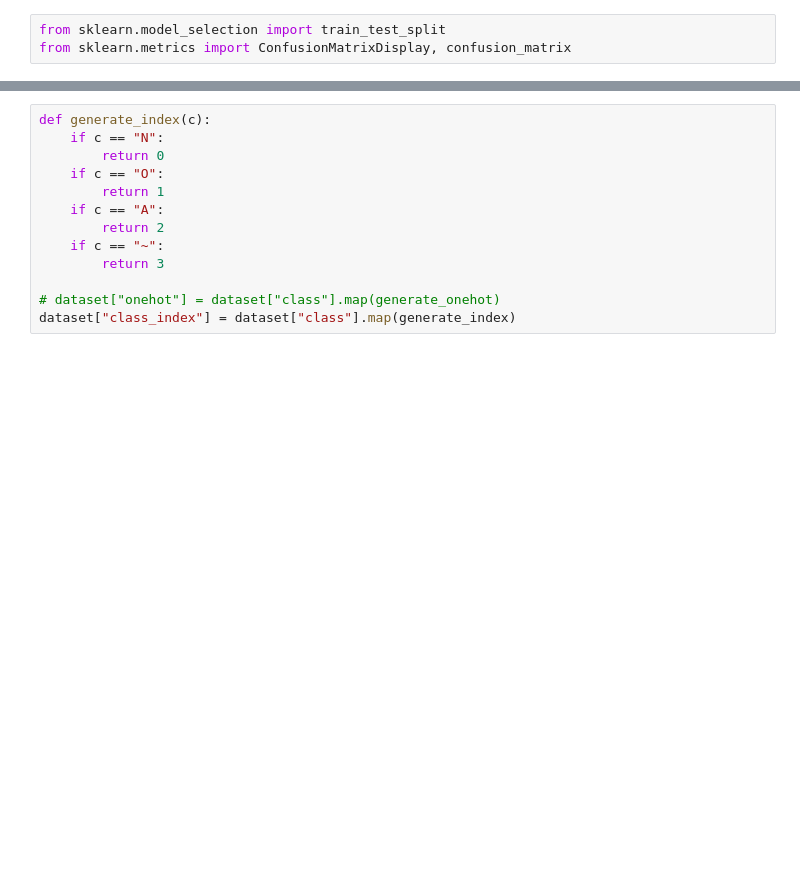
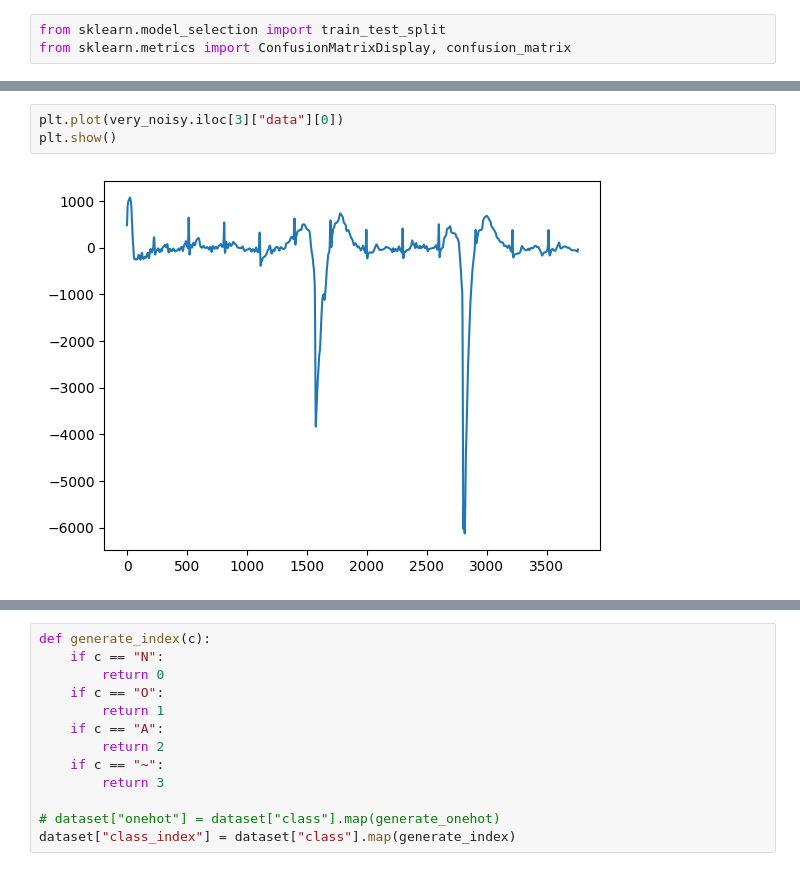
Before and after one commit to daniel347/ecg-signal-quality, a Jupyter notebook: FeatureExtraction.ipynb, the cells around one changed output, grey strips where cells are left out. Cells and saved outputs as stored; diff of their text form; blank space fills up the shorter version.

```diff
--- a/FeatureExtraction.ipynb
+++ b/FeatureExtraction.ipynb
@@ -68,0 +102,5 @@ dataset.groupby("class").mean()
+# %%
+plt.plot(very_noisy.iloc[3]["data"][0])
+plt.show()
+# %% [output]
+[figure, added]
```
Also changed, not shown: parts of 7 cells of this notebook, 1 other file.
